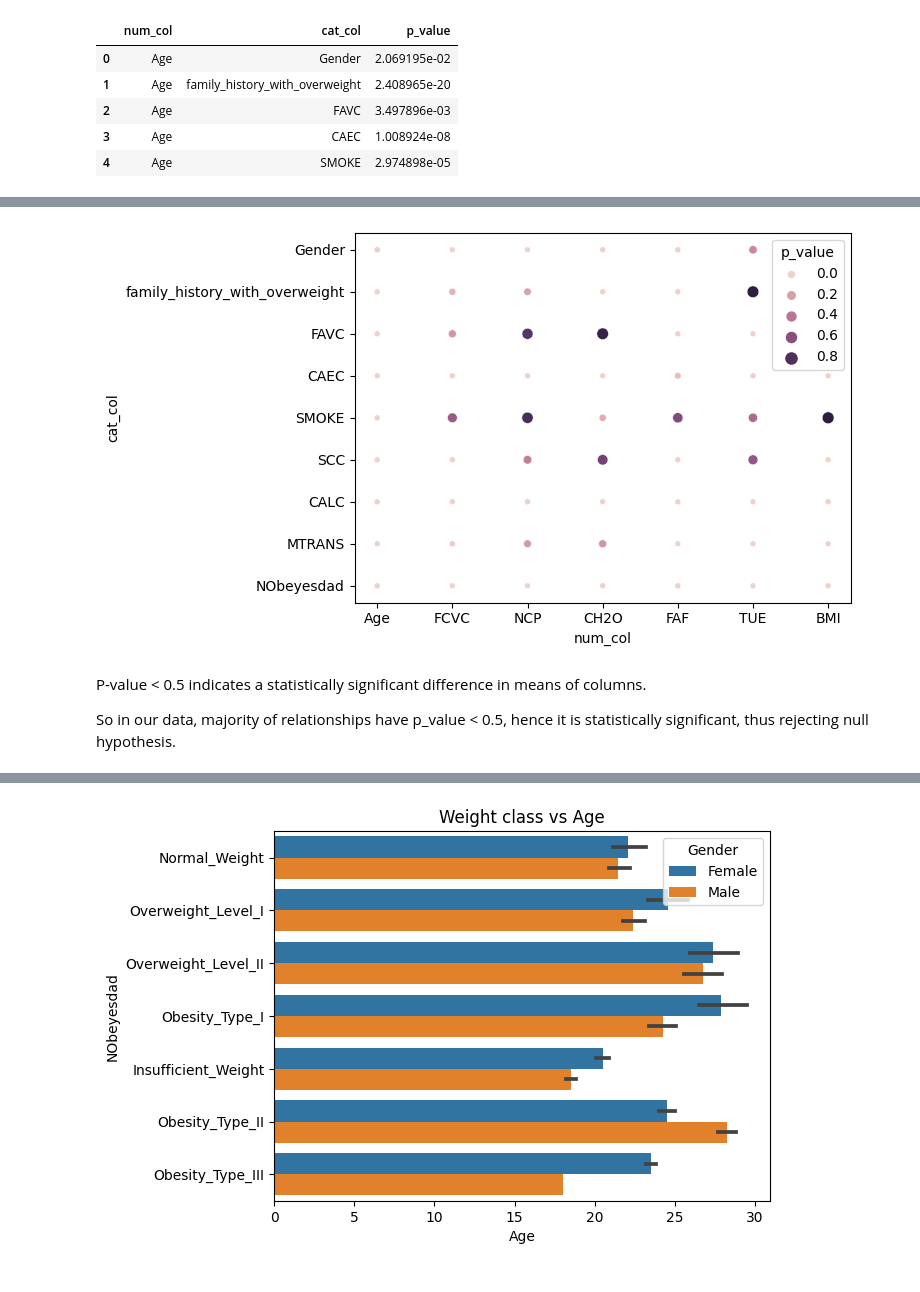
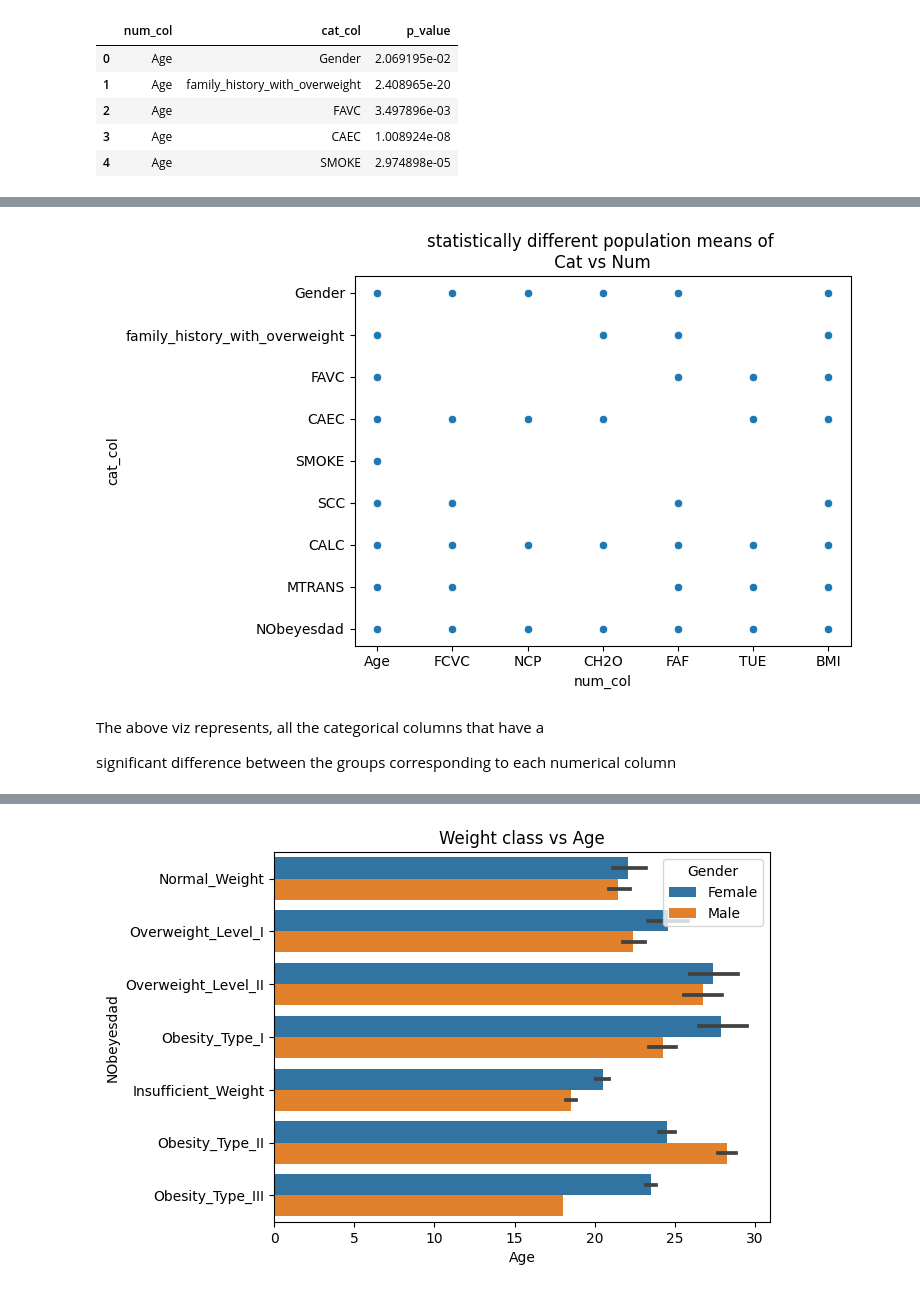
Before and after one commit to gshreya5/colab, a Jupyter notebook: EDA_on_UCI_Obesity_Dataset.ipynb, the cells around one changed output, grey strips where cells are left out. Drawn from its saved outputs; the diff is of its cells as text; code cells hidden in the pictures.

```diff
--- a/EDA_on_UCI_Obesity_Dataset.ipynb
+++ b/EDA_on_UCI_Obesity_Dataset.ipynb
@@ -270,13 +270,16 @@ null hypothesis (H0) -> there is no significant difference between the groups be
 # %%
 p_values = {'num_col':[],'cat_col':[],'p_value':[]}
-for f_col in df.select_dtypes(float):
-  for col in df.select_dtypes(object):
-    lis = []
-    for unique in df[col].unique():
-      lis.append(df[f_col][df[col] ==  unique])
-    s,p = stats.f_oneway(*lis)
-    p_values['num_col'].append(f_col)
-    p_values['cat_col'].append(col)
+
+for num_col in df.select_dtypes(float):
+  for cat_col in df.select_dtypes(object):
+
+    list_groups_cat_df = []
+    for level in df[cat_col].unique():
+      list_groups_cat_df.append(df[num_col][df[cat_col] ==  level])
+
+    s,p = stats.f_oneway(*list_groups_cat_df)
+    p_values['num_col'].append(num_col)
+    p_values['cat_col'].append(cat_col)
     p_values['p_value'].append(p)
 
 p_value = pd.DataFrame.from_dict(p_values)
@@ -293,0 +304,2 @@ We better visualize this data to understand it well
+# %%
+statistically_sig =  p_value[p_value['p_value']<0.05]
@@ -294,8 +326,8 @@ We better visualize this data to understand it well
 # %%
-sns.scatterplot(data=p_value, x='num_col', y='cat_col', hue='p_value', size='p_value' );
+sns.scatterplot(data=statistically_sig, x='num_col', y='cat_col' ).set_title('statistically different population means of \n Cat vs Num ');
 # %% [output]
-[figure, old version]
+[figure, new version]
-# %% [markdown]
-P-value < 0.5 indicates a statistically significant difference in means of columns.
-
-So in our data, majority of relationships have p_value < 0.5, hence it is statistically significant, thus rejecting null hypothesis.
+# %% [markdown]
+The above viz represents, all the categorical columns that have a
+
+significant difference between the groups corresponding to each numerical column
```
Also changed, not shown: parts of 9 cells of this notebook.
